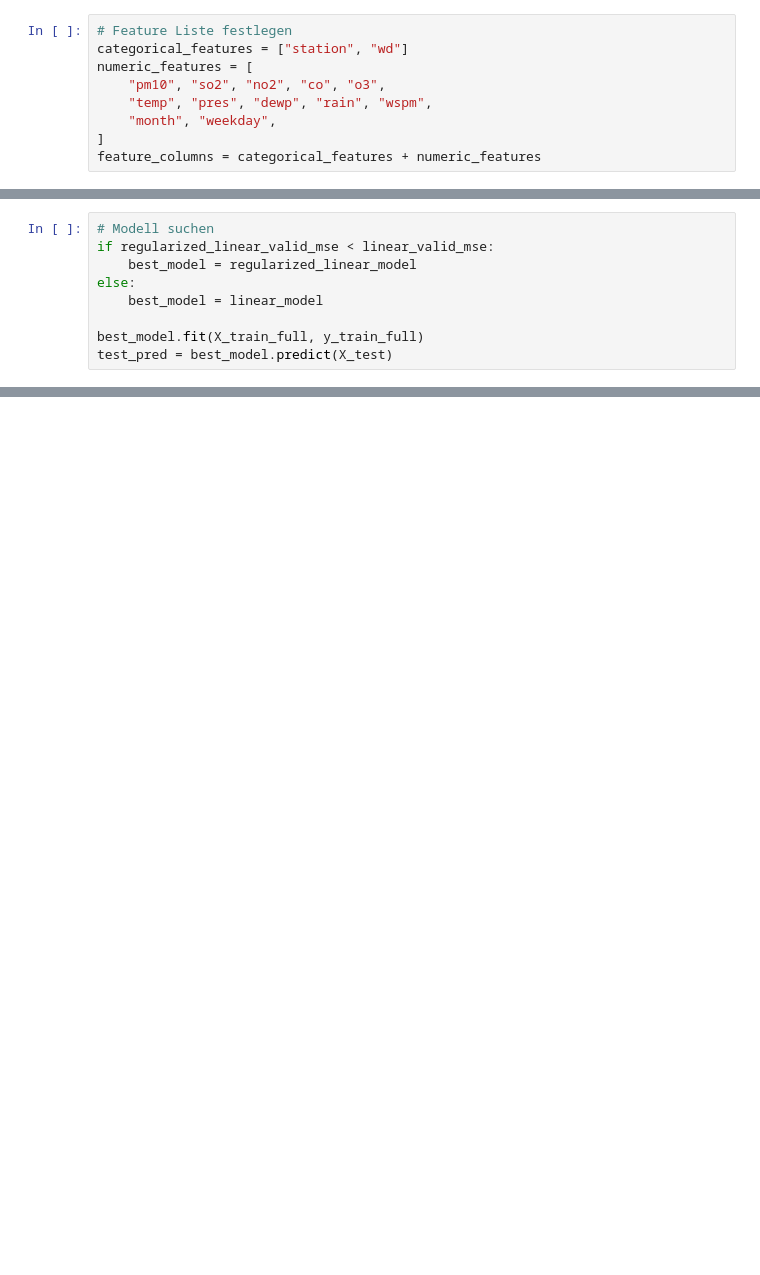
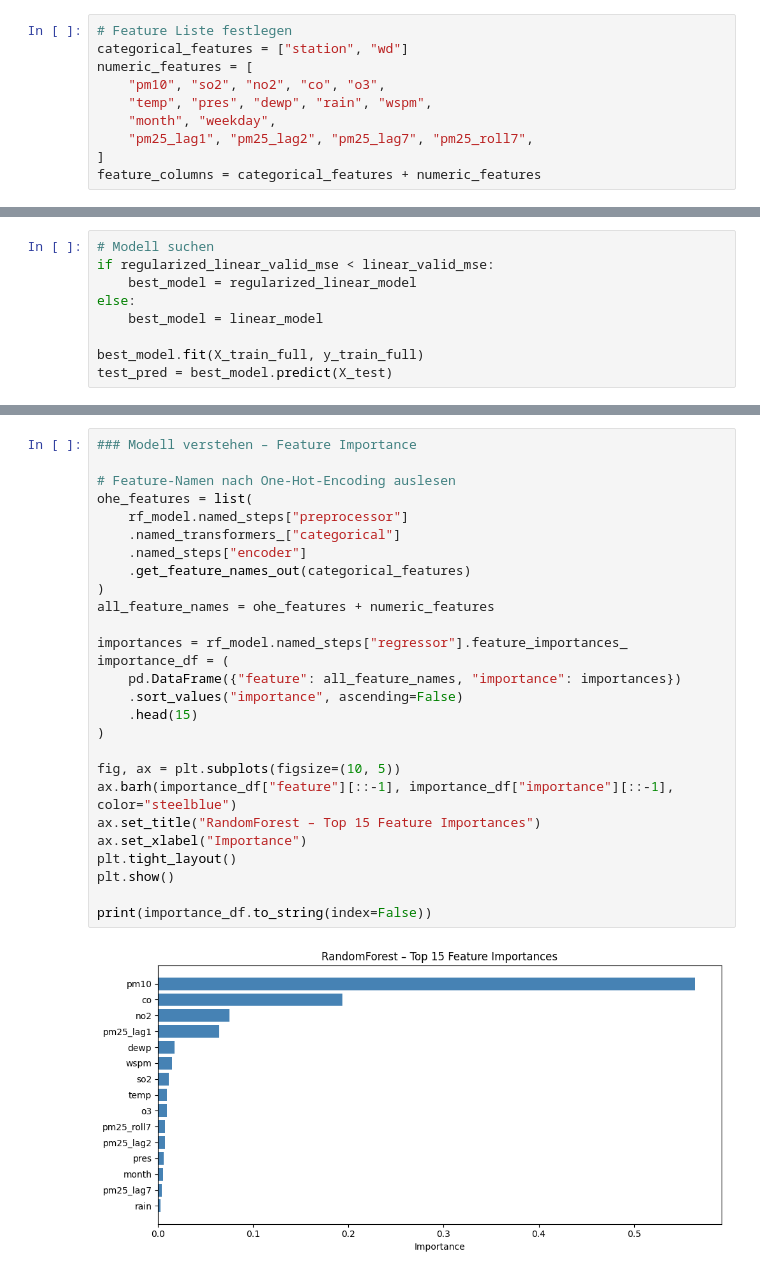
Before and after one commit to hagen-o/Umweltmonitoring-Kaggle-Challange-Beijing, a Jupyter notebook: notebookf1e5f185e6.ipynb, the cells around one changed output, grey strips where cells are left out. Saved outputs shown, nothing was run; the diff lists cells and outputs as text; blank space fills up the shorter version.

```diff
--- a/notebookf1e5f185e6.ipynb
+++ b/notebookf1e5f185e6.ipynb
@@ -213,6 +249,7 @@ numeric_features = [
     "pm10", "so2", "no2", "co", "o3",
     "temp", "pres", "dewp", "rain", "wspm",
     "month", "weekday",
+    "pm25_lag1", "pm25_lag2", "pm25_lag7", "pm25_roll7",
 ]
 feature_columns = categorical_features + numeric_features
 # %%
@@ -340,0 +465,29 @@ Shape: (2845, 2)
+# %%
+### Modell verstehen – Feature Importance
+
+# Feature-Namen nach One-Hot-Encoding auslesen
+ohe_features = list(
+    rf_model.named_steps["preprocessor"]
+    .named_transformers_["categorical"]
+    .named_steps["encoder"]
+    .get_feature_names_out(categorical_features)
+)
+all_feature_names = ohe_features + numeric_features
+
+importances = rf_model.named_steps["regressor"].feature_importances_
+importance_df = (
+    pd.DataFrame({"feature": all_feature_names, "importance": importances})
+    .sort_values("importance", ascending=False)
+    .head(15)
+)
+
+fig, ax = plt.subplots(figsize=(10, 5))
+ax.barh(importance_df["feature"][::-1], importance_df["importance"][::-1], color="steelblue")
+ax.set_title("RandomForest – Top 15 Feature Importances")
+ax.set_xlabel("Importance")
+plt.tight_layout()
+plt.show()
+
+print(importance_df.to_string(index=False))
+# %% [output]
+[figure, added]
```
Also changed, not shown: parts of 12 cells of this notebook, 1 other file.
